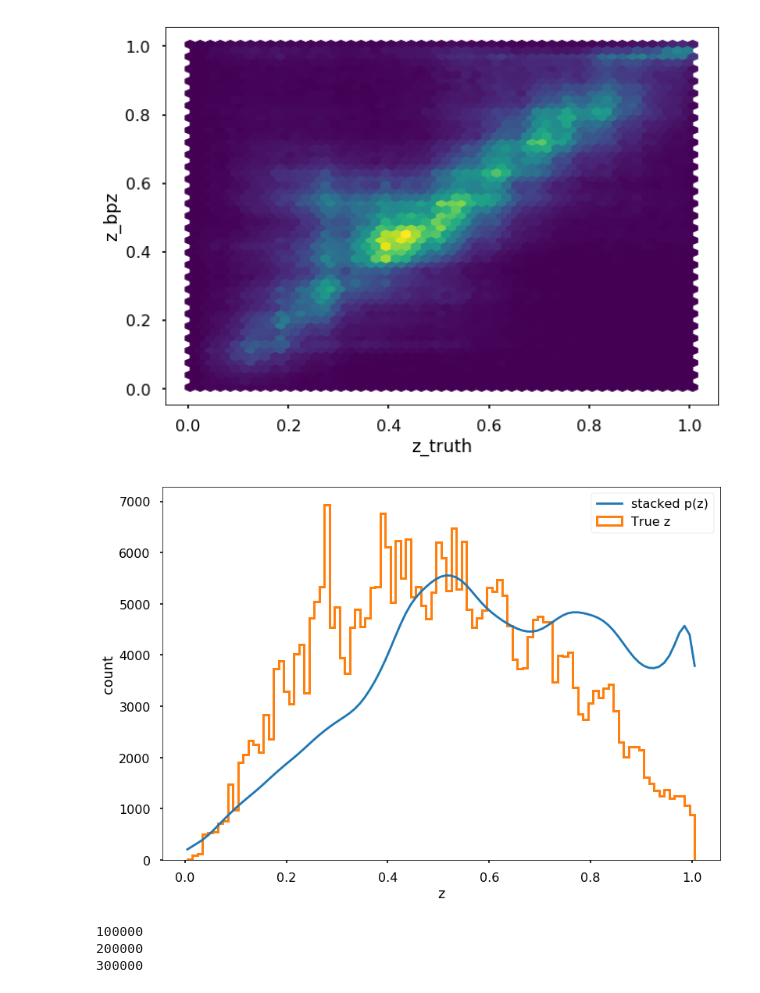
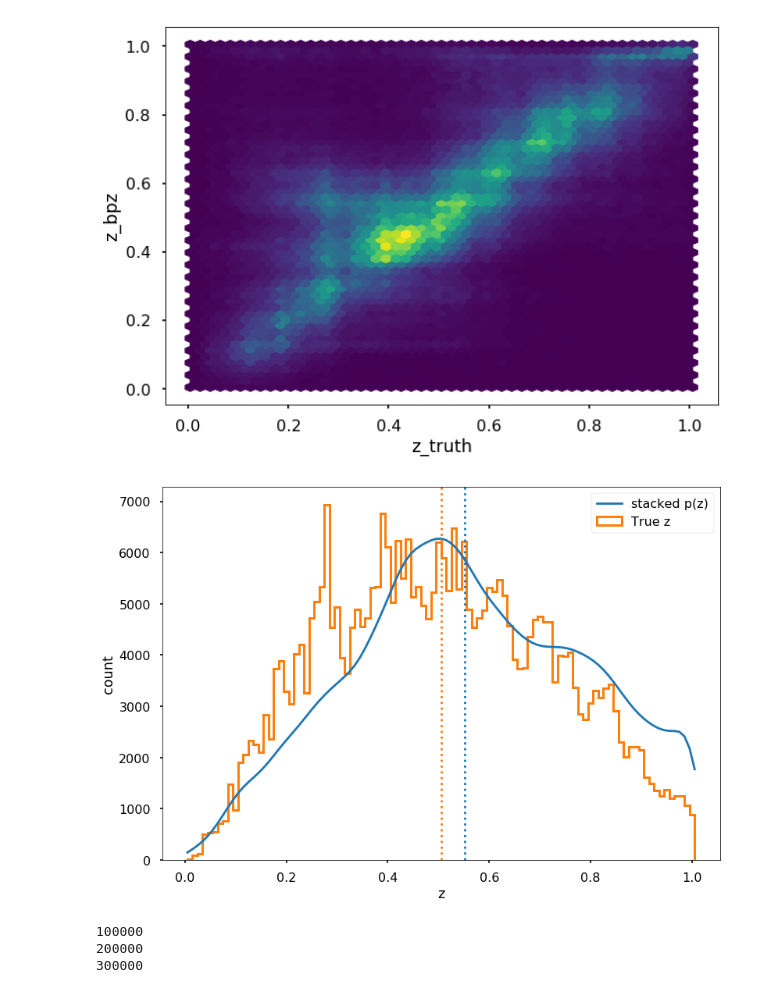
Before and after one commit to LSSTDESC/pz_blend, a Jupyter notebook: notebooks/matching_fof_bpz_wl_cuts.ipynb, the cells around one changed output. Drawn from its saved outputs; the diff is of its cells as text; code cells hidden in the pictures.

Commit message:
caught bug, update plots

```diff
--- a/notebooks/matching_fof_bpz_wl_cuts.ipynb
+++ b/notebooks/matching_fof_bpz_wl_cuts.ipynb
@@ -86,6 +90,5 @@ catalog_data = catalog.get_quantities(['objectId', 'mag_i_cModel'], filters=lens
 # %%
 #put the dc2 data into pandas dataframes
 object_df = pd.DataFrame({"ra":object_data['ra'], "dec":object_data['dec'],
-                         'photoz_mode':object_data['photoz_mode'], "photoz_pdf":[object_data['photoz_pdf']]},
+                         'photoz_mode':object_data['photoz_mode'], "photoz_pdf_key":np.arange(object_data['ra'].size)},
                         index=object_data['objectId'])
-catalog_df = pd.DataFrame({"mag_i_cModel":catalog_data['mag_i_cModel']}, index=catalog_data['objectId'])
@@ -94,7 +99,7 @@ catalog_df = pd.DataFrame({"mag_i_cModel":catalog_data['mag_i_cModel']}, index=c
 joined = object_df.join(catalog_df, how='inner')
 # %%
 joined_data = {"objectId":joined.index, "ra":joined['ra'].values, "dec":joined['dec'].values,
-              "mag_i_cModel":joined['mag_i_cModel'].values, "photoz_pdf":joined['photoz_pdf'].values[0],
+              "mag_i_cModel":joined['mag_i_cModel'].values, "photoz_pdf_key":joined['photoz_pdf_key'].values,
                "photoz_mode":joined['photoz_mode'].values}
 # %% [markdown]
 # Get Truth Data
@@ -205,15 +210,24 @@ plt.ylabel('z_bpz')
 plt.show()
 # %% [output]
 [figure]
+# %%
+pdf_idx = joined_data['photoz_pdf_key'][object_idx]
+# %%
+top = np.trapz(object_cat.photoz_pdf_bin_centers*object_data['photoz_pdf'][pdf_idx].sum(axis=0), x=object_cat.photoz_pdf_bin_centers)
+bottom = np.trapz(object_data['photoz_pdf'][pdf_idx].sum(axis=0), x=object_cat.photoz_pdf_bin_centers)
+pzmean = top/bottom
+histmean = truth_data['redshift'][truth_idx].mean()
 # %%
-plt.plot(object_cat.photoz_pdf_bin_centers, joined_data['photoz_pdf'][object_idx].sum(axis=0), label='stacked p(z)')
+plt.plot(object_cat.photoz_pdf_bin_centers, object_data['photoz_pdf'][pdf_idx].sum(axis=0), label='stacked p(z)')
 plt.hist(truth_data['redshift'][truth_idx], bins=object_cat.photoz_pdf_bin_centers, histtype='step', lw=3, label='True z');
+plt.axvline(pzmean, ls=':', color='C0')
+plt.axvline(histmean, ls=':', color='C1')
 plt.xlabel('z')
 plt.ylabel('count')
 plt.legend()
 plt.savefig('../plots/stacked-vs-true-1-1.png')
 # %% [output]
-[figure, old version]
+[figure, new version]
 # %%
 #courtesy Sam
 def fastCalcPIT(zgrid,pdf,sz):
```
Also changed, not shown: parts of 20 cells of this notebook, 4 other files.
